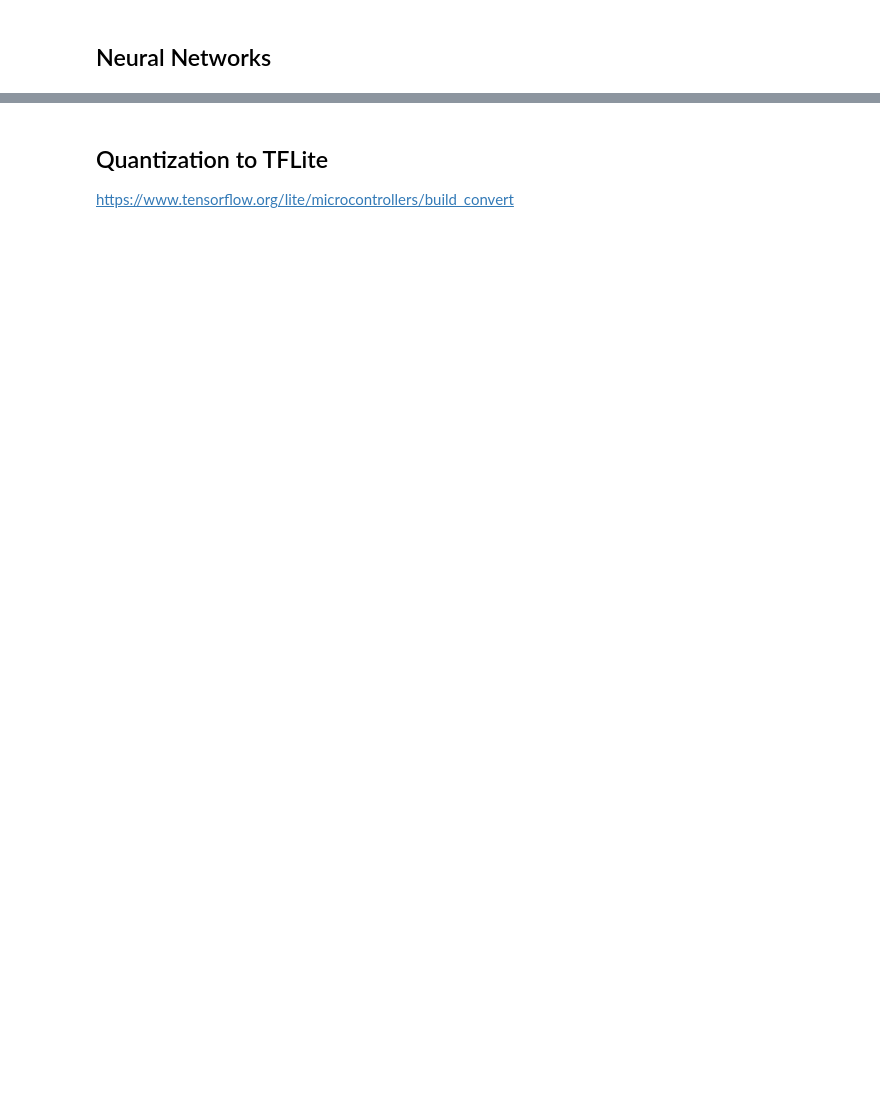
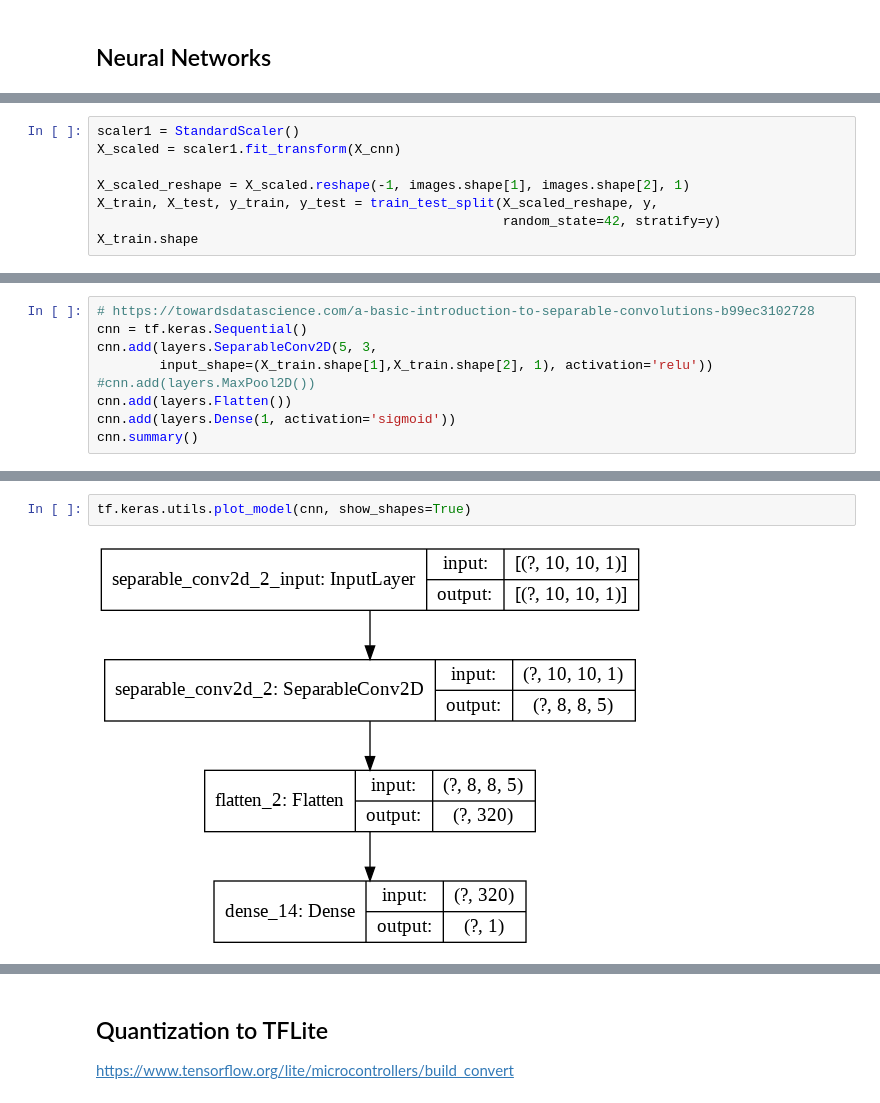
Before and after one commit to lisaong/stackup-workshops, a Jupyter notebook: mask-or-not/mask_or_not.ipynb, the cells around one changed output, grey strips where cells are left out. Drawn from its saved outputs; the diff is of its cells as text; blank space fills up the shorter version.

```diff
--- a/mask-or-not/mask_or_not.ipynb
+++ b/mask-or-not/mask_or_not.ipynb
@@ -334,0 +366,8 @@ weighted avg       0.85      0.80      0.78         5
+# %%
+scaler1 = StandardScaler()
+X_scaled = scaler1.fit_transform(X_cnn)
+
+X_scaled_reshape = X_scaled.reshape(-1, images.shape[1], images.shape[2], 1)
+X_train, X_test, y_train, y_test = train_test_split(X_scaled_reshape, y,
+                                                    random_state=42, stratify=y)
+X_train.shape
@@ -334,0 +376,9 @@ weighted avg       0.85      0.80      0.78         5
+# %%
+# https://towardsdatascience.com/a-basic-introduction-to-separable-convolutions-b99ec3102728
+cnn = tf.keras.Sequential()
+cnn.add(layers.SeparableConv2D(5, 3,
+        input_shape=(X_train.shape[1],X_train.shape[2], 1), activation='relu'))
+#cnn.add(layers.MaxPool2D())
+cnn.add(layers.Flatten())
+cnn.add(layers.Dense(1, activation='sigmoid'))
+cnn.summary()
@@ -334,0 +400,4 @@ weighted avg       0.85      0.80      0.78         5
+# %%
+tf.keras.utils.plot_model(cnn, show_shapes=True)
+# %% [output]
+[figure, added]
```
Also changed, not shown: parts of 30 cells of this notebook, 6 other files.
